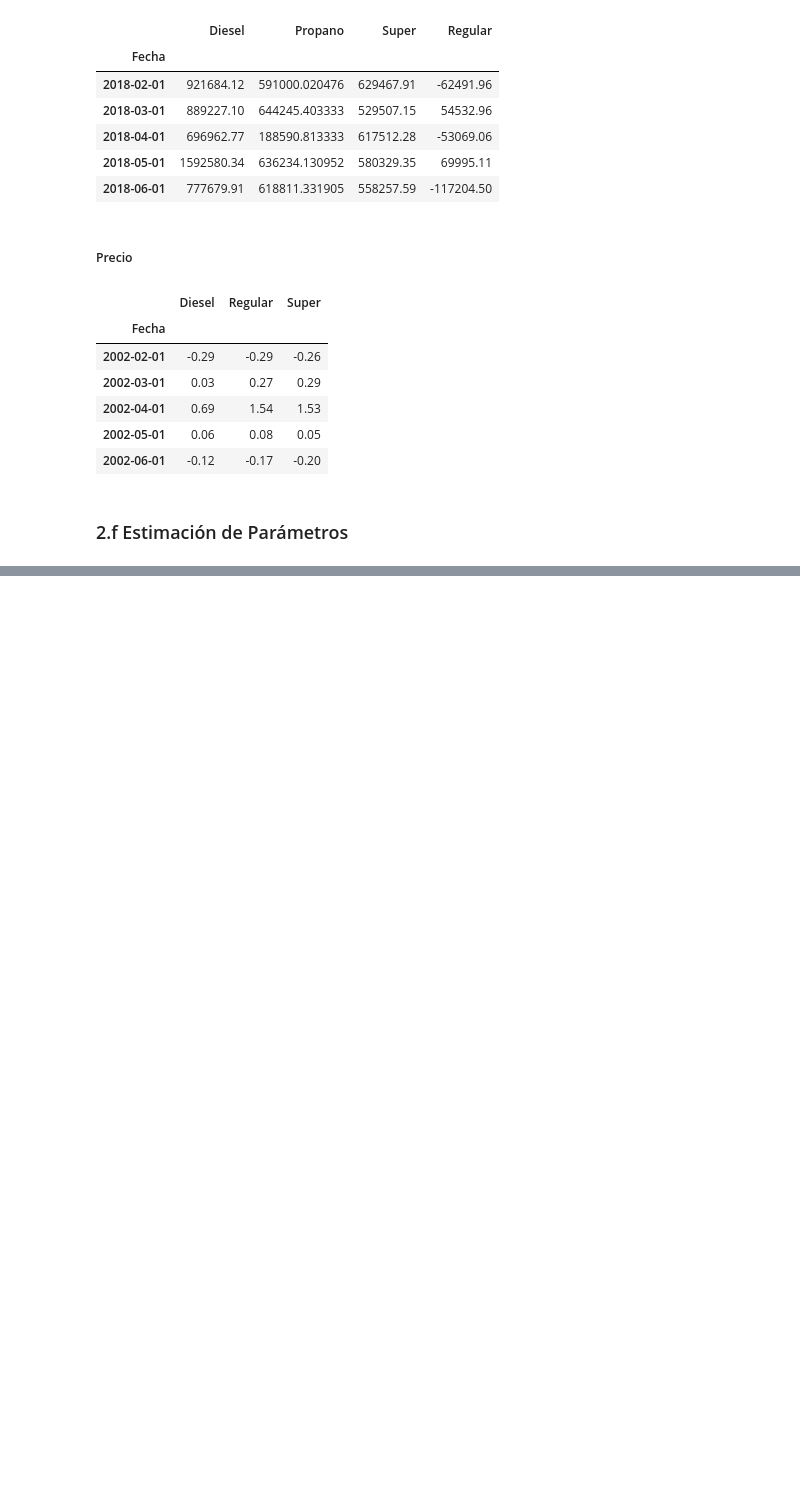
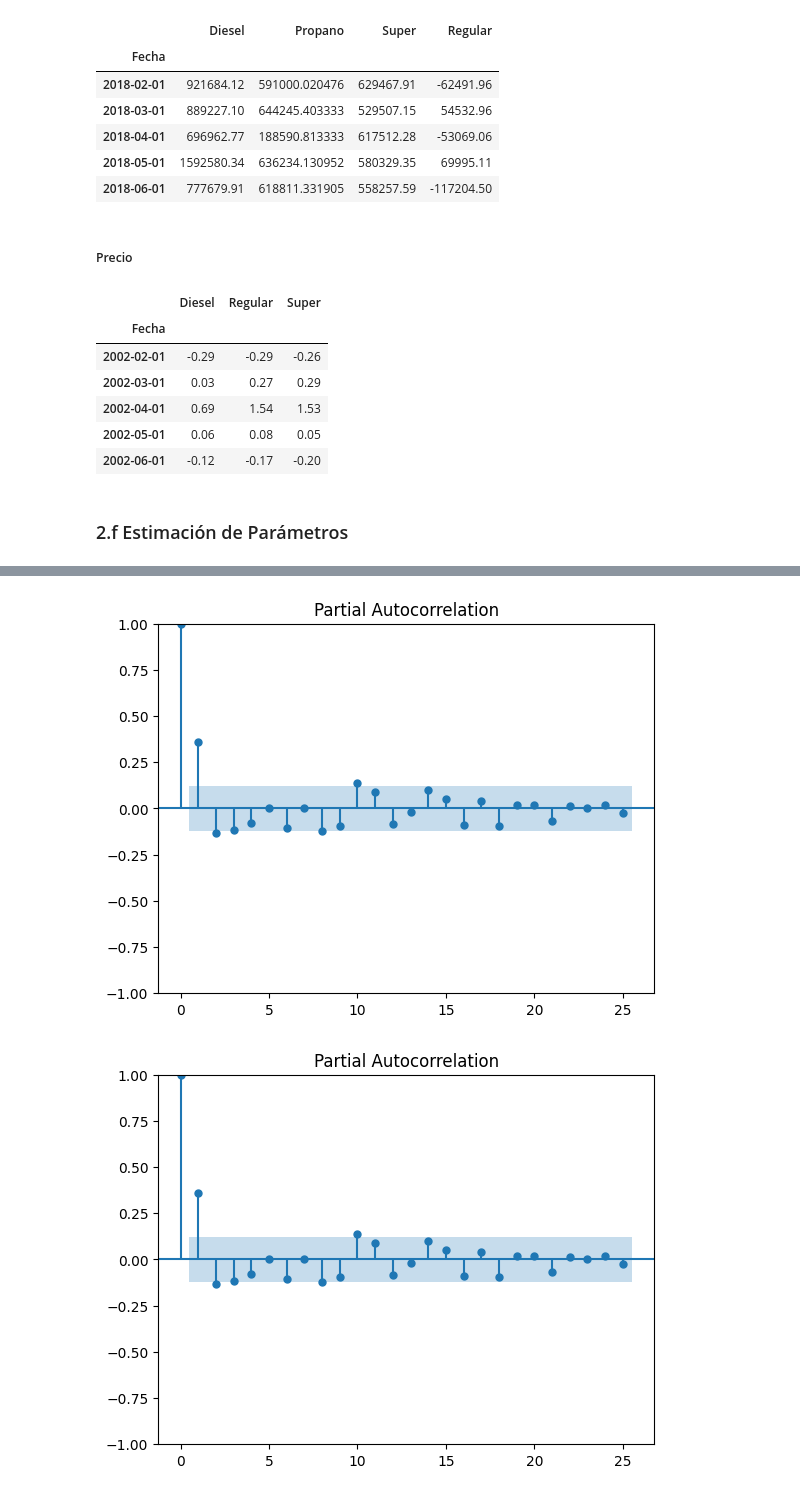
Before and after one commit to FranzCastillo/GUA-Gasoline-Analysis, a Jupyter notebook: modeling.ipynb, the cells around one changed output, grey strips where cells are left out. Cells and saved outputs as stored; diff of their text form; code cells hidden in the pictures; blank space fills up the shorter version.

```diff
--- a/modeling.ipynb
+++ b/modeling.ipynb
@@ -597,0 +609,5 @@ df_precio.head()
+# %%
+plot_pacf(df_precio['Super'].dropna())
+# %% [output]
+[figure, added]
+[figure, added]
```
Also changed, not shown: parts of 38 cells of this notebook.
